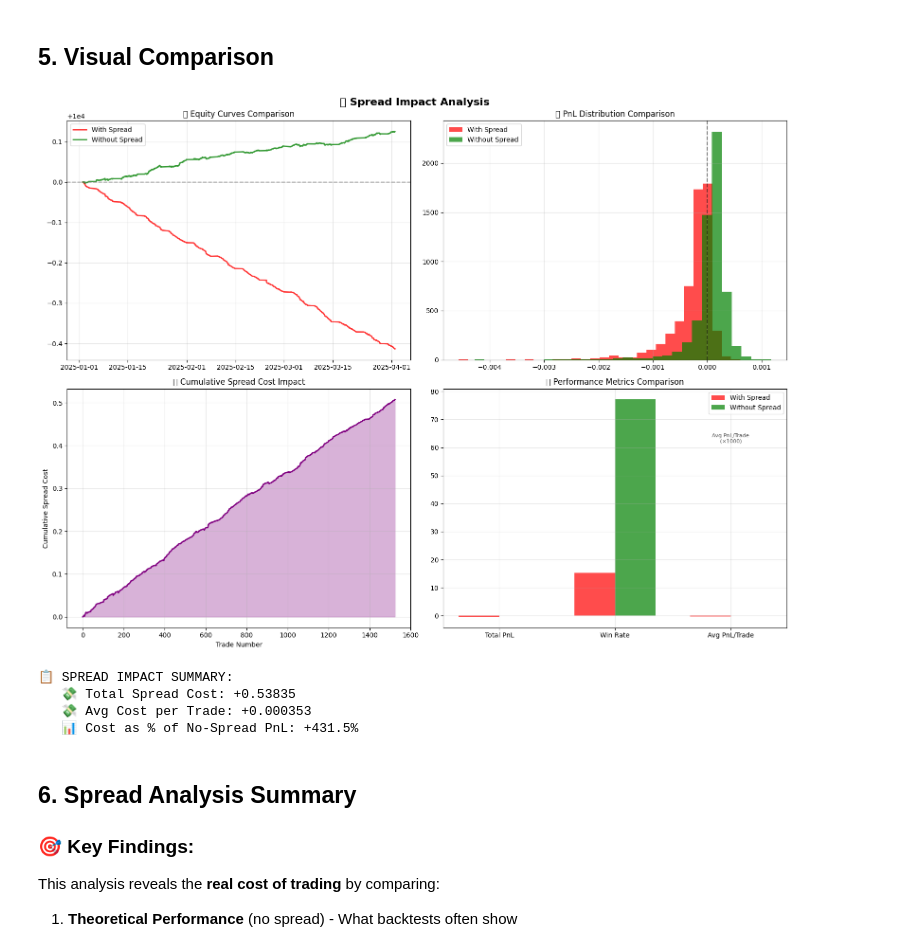
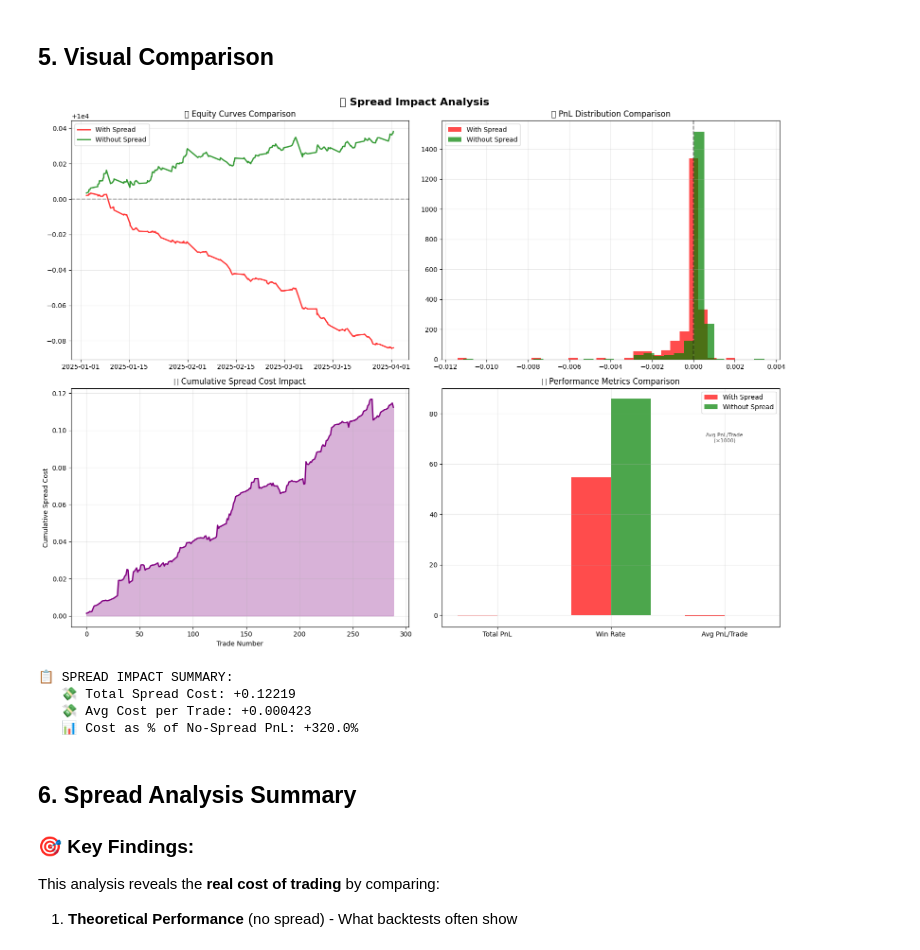
Before and after one commit to edoardoCame/bollingerBands, a Jupyter notebook: notebooks/spread_comparison.ipynb, the cells around one changed output. Cells and saved outputs as stored; diff of their text form; code cells hidden in the pictures.

```diff
--- a/notebooks/spread_comparison.ipynb
+++ b/notebooks/spread_comparison.ipynb
@@ -24,11 +24,18 @@ import time
 
 warnings.filterwarnings('ignore')
 
-# Data path
-tickdata_path = '/home/edocame/Desktop/data_python/tick_lastmonth.csv'
+# --- Universal Input Parameters ---
+# Path to tick data file
+TICKDATA_PATH = '/home/edocame/Desktop/data_python/tick_lastmonth.csv'
+# Bollinger Bands parameters
+BB_WINDOW = 1000  # e.g. 20, 60, ...
+BB_STD = 1     # e.g. 2, 2.5, ...
+# Initial capital for equity curve plots
+INITIAL_CAPITAL = 10000
+
 
 print("✅ Libraries imported successfully")
-print(f"📁 Data path: {tickdata_path}")
+print(f"📁 Data path: {TICKDATA_PATH}")
 # %% [output]
 ✅ Libraries imported successfully
 📁 Data path: /home/edocame/Desktop/data_python/tick_lastmonth.csv
@@ -173,8 +180,11 @@ def bollinger_strategy_no_spread(close_prices, upper_bands, middle_bands, lower_
 # %% [markdown]
 ## 2. Backtesting Functions
 # %%
-def run_spread_comparison(tick_data_path, bb_window=20, bb_std=2):
+def run_spread_comparison(tick_data_path=None, bb_window=None, bb_std=None):
     """Run both strategies and compare results"""
+    tick_data_path = tick_data_path or TICKDATA_PATH
+    bb_window = bb_window or BB_WINDOW
+    bb_std = bb_std or BB_STD
     print("🔄 Loading and processing data...")
 
     # Load and process data
@@ -262,7 +272,7 @@ def run_spread_comparison(tick_data_path, bb_window=20, bb_std=2):
 ## 3. Execute Both Strategies
 # %%
 # Run both strategies
-trades_with_spread, trades_no_spread, df_1min = run_spread_comparison(tickdata_path, bb_window=60, bb_std=2)
+trades_with_spread, trades_no_spread, df_1min = run_spread_comparison()
 # %% [output]
 🔄 Loading and processing data...
 🔄 Mapping signals to tick data...
@@ -364,8 +446,10 @@ comparison_results = compare_strategies(trades_with_spread, trades_no_spread)
 # %% [markdown]
 ## 5. Visual Comparison
 # %%
-def plot_spread_comparison(trades_spread, trades_no_spread, initial_capital=10000):
+def plot_spread_comparison(trades_spread, trades_no_spread, initial_capital=None):
     """Visual comparison of both strategies"""
+
+    initial_capital = initial_capital or INITIAL_CAPITAL
 
     if trades_spread is None or trades_no_spread is None:
         print("❌ No trades to plot")
@@ -430,38 +514,38 @@ def plot_spread_comparison(trades_spread, trades_no_spread, initial_capital=1000
     ax4.bar(x + width/2, no_spread_values, width, label='Without Spread', color='green', alpha=0.7)
 
     ax4.set_title('📈 Performance Metrics Comparison')
     ax4.set_xticks(x)
     ax4.set_xticklabels(metrics)
     ax4.legend()
     ax4.grid(True, alpha=0.3)
 
     # Add note for scaled metric
     ax4.text(2, max(max(spread_values), max(no_spread_values)) * 0.8,
              'Avg PnL/Trade\n(×1000)', ha='center', fontsize=8, alpha=0.7)
 
     plt.tight_layout()
     plt.show()
 
     # Summary statistics
     print("\n📋 SPREAD IMPACT SUMMARY:")
     total_spread_cost = trades_no_spread['pnl'].sum() - trades_spread['pnl'].sum()
     avg_spread_cost_per_trade = total_spread_cost / len(trades_spread)
 
     print(f"   💸 Total Spread Cost: {total_spread_cost:+.5f}")
     print(f"   💸 Avg Cost per Trade: {avg_spread_cost_per_trade:+.6f}")
     print(f"   📊 Cost as % of No-Spread PnL: {(total_spread_cost/abs(trades_no_spread['pnl'].sum()))*100:+.1f}%")
 
 # Create visualization
 if trades_with_spread is not None and trades_no_spread is not None:
     plot_spread_comparison(trades_with_spread, trades_no_spread)
 else:
     print("❌ Cannot create comparison plot - missing trade data")
 # %% [output]
-[figure, old version]
+[figure, new version]
 📋 SPREAD IMPACT SUMMARY:
-   💸 Total Spread Cost: +0.53835
-   💸 Avg Cost per Trade: +0.000353
-   📊 Cost as % of No-Spread PnL: +431.5%
+   💸 Total Spread Cost: +0.12219
+   💸 Avg Cost per Trade: +0.000423
+   📊 Cost as % of No-Spread PnL: +320.0%
 # %% [markdown]
 ## 6. Spread Analysis Summary
 
```
Also changed, not shown: parts of 6 cells of this notebook, 2 other files.
